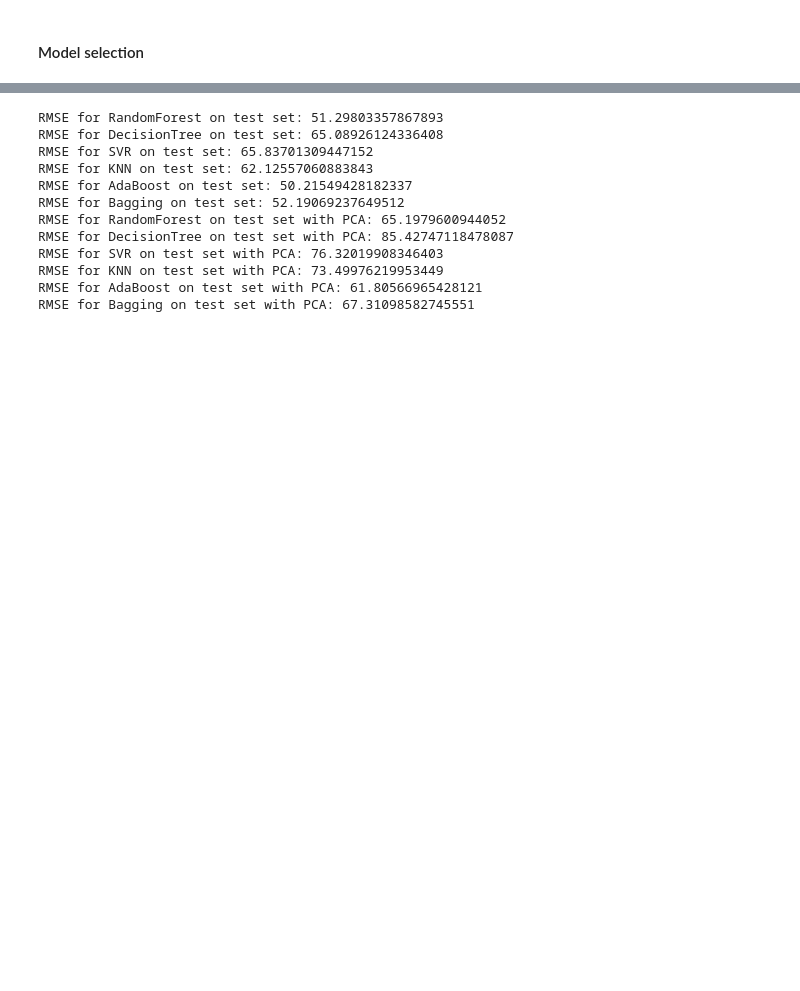
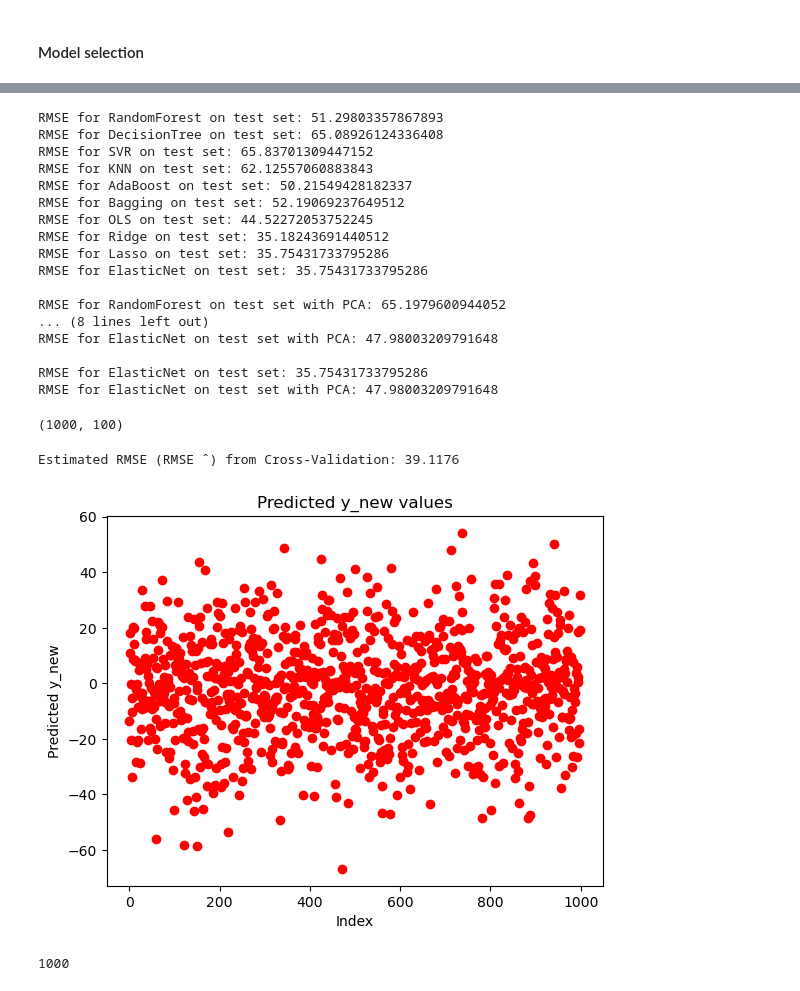
Before and after one commit to rasmus11423/Case_1_Computational_Data_Analyis, a Jupyter notebook: ex1_tms.ipynb, the cells around one changed output, grey strips where cells are left out. Drawn from its saved outputs; the diff is of its cells as text; code cells hidden in the pictures; blank space fills up the shorter version.

```diff
--- a/ex1_tms.ipynb
+++ b/ex1_tms.ipynb
@@ -254,11 +306,17 @@ for name, model in best_estimators.items():
     rmse = np.sqrt(mean_squared_error(y_test, y_pred))
     print(f"RMSE for {name} on test set: {rmse}")
 
+print("")
+
 for name, model in best_estimators_pca.items():
     model.fit(X_pca_train, y_pca_train)
     y_pred_pca = model.predict(X_pca_test)
     rmse_pca = np.sqrt(mean_squared_error(y_pca_test, y_pred_pca))
     print(f"RMSE for {name} on test set with PCA: {rmse_pca}")
+
+print("")
+print(f"RMSE for {name} on test set: {np.min(rmse)}")
+print(f"RMSE for {name} on test set with PCA: {np.min(rmse_pca)}")
 # %% [output]
 RMSE for RandomForest on test set: 51.29803357867893
 RMSE for DecisionTree on test set: 65.08926124336408
@@ -266,9 +324,55 @@ RMSE for SVR on test set: 65.83701309447152
 RMSE for KNN on test set: 62.12557060883843
 RMSE for AdaBoost on test set: 50.21549428182337
 RMSE for Bagging on test set: 52.19069237649512
+RMSE for OLS on test set: 44.52272053752245
+RMSE for Ridge on test set: 35.18243691440512
+RMSE for Lasso on test set: 35.75431733795286
+RMSE for ElasticNet on test set: 35.75431733795286
+
 RMSE for RandomForest on test set with PCA: 65.1979600944052
-RMSE for DecisionTree on test set with PCA: 85.42747118478087
-RMSE for SVR on test set with PCA: 76.32019908346403
-RMSE for KNN on test set with PCA: 73.49976219953449
-RMSE for AdaBoost on test set with PCA: 61.80566965428121
-RMSE for Bagging on test set with PCA: 67.31098582745551
+... (8 lines left out)
+RMSE for ElasticNet on test set with PCA: 47.98003209791648
+
+RMSE for ElasticNet on test set: 35.75431733795286
+RMSE for ElasticNet on test set with PCA: 47.98003209791648
+# %%
+data = pd.read_csv('./Data/case1Data_Xnew.csv')
+X_new = np.array(data.fillna(data.mean()))
+
+X_new, _ = centerData(X_new)
+X_new, _ = normalize(X_new)
+
+print(X_new.shape)
+# %% [output]
+(1000, 100)
+# %%
+from sklearn.model_selection import cross_val_score
+from sklearn.metrics import mean_squared_error
+import numpy as np
+
+# Use the best model (e.g., from boosting or bagging)
+final_model = best_estimators['Lasso']
+
+# Estimate RMSE using cross-validation on the training data
+cv_scores = cross_val_score(final_model, X_pca_train, y_pca_train, cv=5, scoring='neg_mean_squared_error')
+rmse_estimate = np.sqrt(-np.mean(cv_scores))  # Convert negative MSE to positive and take the square root
+
+print(f"Estimated RMSE (RMSE ˆ) from Cross-Validation: {rmse_estimate:.4f}")
+
+# Predict on X_new using the final model
+y_new_pred = final_model.predict(X_new)
+
+# Plot the predicted values for X_new
+import matplotlib.pyplot as plt
+plt.plot(y_new_pred, 'ro')
+plt.xlabel('Index')
+plt.ylabel('Predicted y_new')
+plt.title('Predicted y_new values')
+plt.show()
+
+# Save the predicted values to a CSV file
+#np.savetxt('sample_estimate_prediction_s215160', y_new_pred, delimiter=',', fmt='%f')
+# %% [output]
+Estimated RMSE (RMSE ˆ) from Cross-Validation: 39.1176
+[figure, added]
+1000
```
Also changed, not shown: parts of 5 cells of this notebook, 1 other file.
